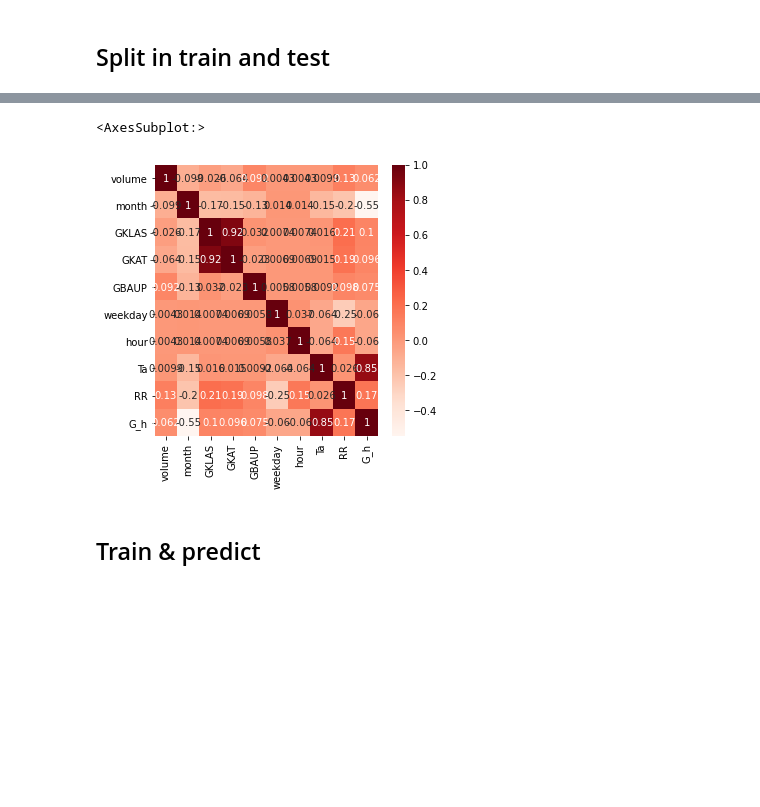
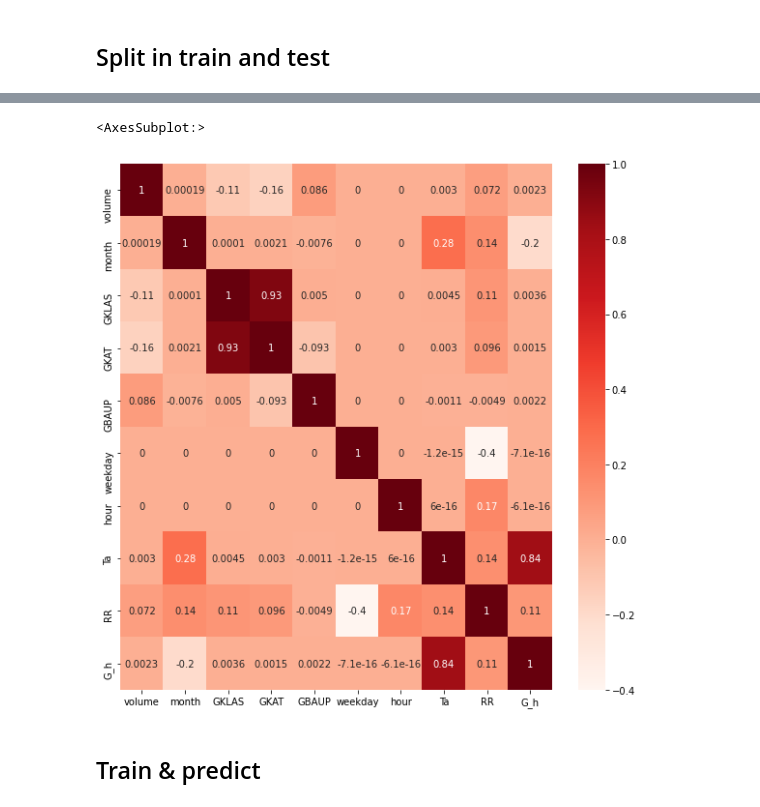
Before and after one commit to seleneledain/DesignProject2021, a Jupyter notebook: SATOM_linear_timeseries.ipynb, the cells around one changed output, grey strips where cells are left out. Drawn from its saved outputs; the diff is of its cells as text; code cells hidden in the pictures; blank space fills up the shorter version.

```diff
--- a/SATOM_linear_timeseries.ipynb
+++ b/SATOM_linear_timeseries.ipynb
@@ -382,7 +433,7 @@ output_df = output_df.drop(["gmlid"], axis=1)
 # %% [markdown]
 # - Linking input & output data -
 # %%
-input_output_df_temp = pd.merge(input_df, output_df, left_on="EGID", right_on="egid", how="inner").drop(["geometry", "class_id", "cityobject_id", "EGID", "E", "N"], axis=1)
+input_output_df_temp = pd.merge(input_df, final_output_df, left_on="EGID", right_on="egid", how="inner").drop(["geometry", "class_id", "cityobject_id", "EGID", "E", "N"], axis=1)
 input_output_df = pd.merge(input_output_df_temp, floor_areas_final, on="egid", how="inner")
 # %%
 input_output_df = input_output_df.drop_duplicates(keep='first')
@@ -3183,4 +3230,4 @@ avg_data  = data_model_15.groupby(["egid", "volume", "month", "weekday", "hour",
 summed_data['Ta'] = avg_data['Ta']
 summed_data['G_h'] = avg_data['G_h']
 data_model_15 = summed_data
-data_model_15
+data_model_15 = data_model_15.drop(["surface"], axis =1)
@@ -3200,0 +3234,3 @@ data_model_15
+# %%
+data_model_15 = pd.merge(data_model_15, floor_areas_final, left_on ="egid", right_index = True, how = 'left')
+data_model_15
@@ -3201,3 +3251,5 @@ data_model_15
+# %%
+data_model_15 = data_model_15.rename(columns={"geometry": "surface"})
 # %% [markdown]
 ## Split in train and test
 # %%
@@ -3215,15 +3290,15 @@ x_te = x_te.drop(["egid","surface"], axis = 1)
 # %%
 # Correlations --> need to normalize first
 scaler = MinMaxScaler()
 X_scaled = pd.DataFrame(scaler.fit_transform(X), columns=X.columns)
 X_scaled = X_scaled.drop(["egid","surface"], axis = 1)
 
-plt.figure(figsize = (5, 5))
+plt.figure(figsize = (10, 10))
 cor = X_scaled.corr()
 sns.heatmap(cor, annot = True, cmap=plt.cm.Reds)
 # %% [output]
 <AxesSubplot:>
-[figure, old version]
+[figure, new version]
 # %% [markdown]
 ## Train & predict
 # %%
```
Also changed, not shown: parts of 26 cells of this notebook, 10 other files.
